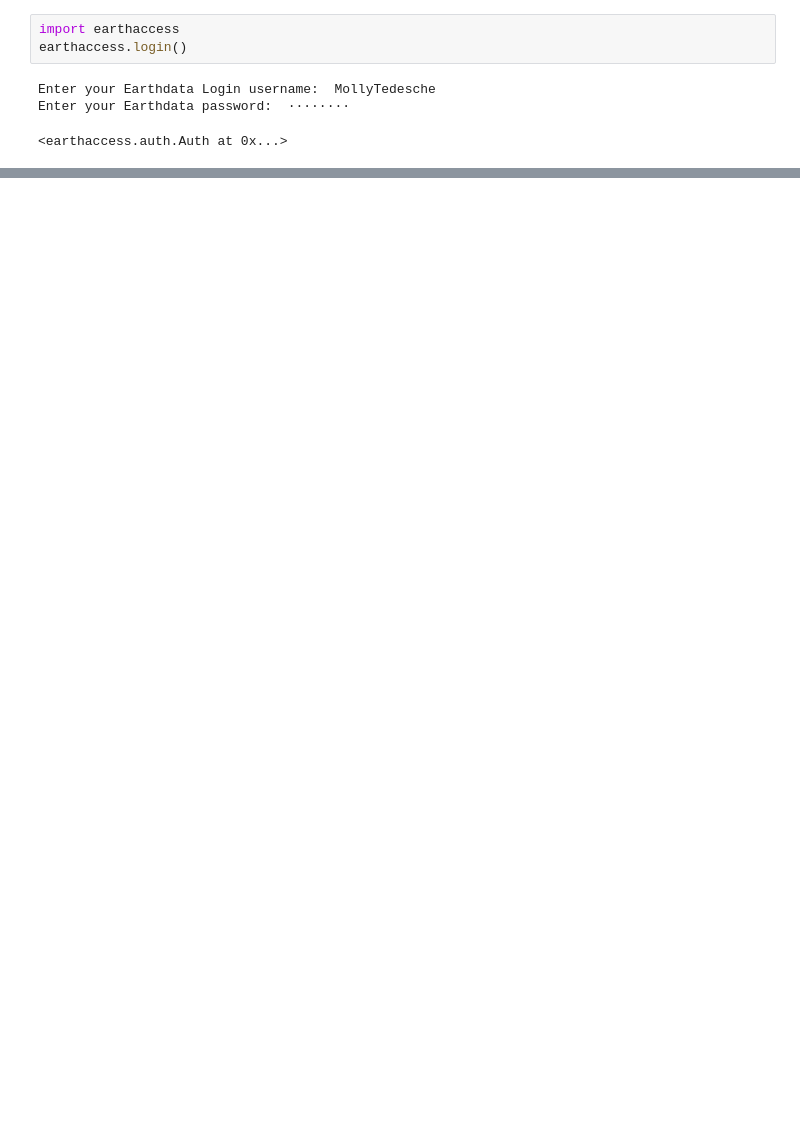
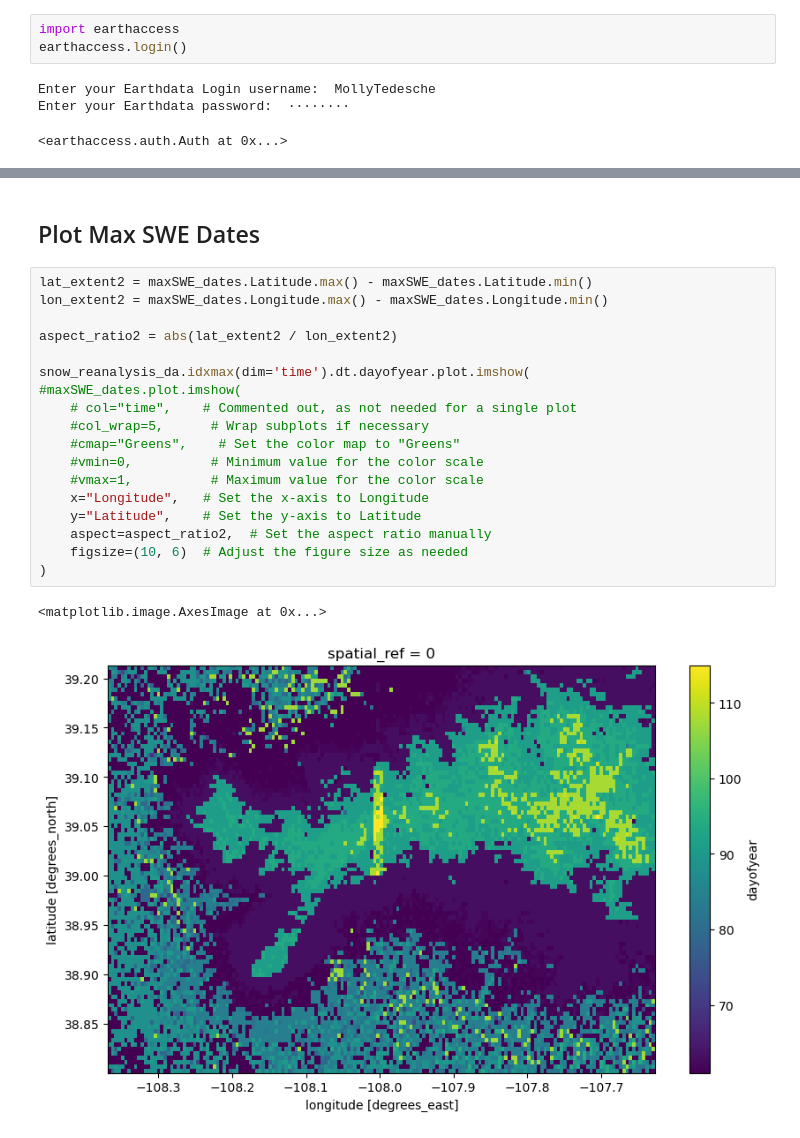
Before and after one commit to snowex-hackweek/snowmelt-timing-2024, a Jupyter notebook: contributors/Molly/UCLA_SWE_GrandMesa.ipynb, the cells around one changed output, grey strips where cells are left out. Saved outputs shown, nothing was run; the diff lists cells and outputs as text; blank space fills up the shorter version.

```diff
--- a/contributors/Molly/UCLA_SWE_GrandMesa.ipynb
+++ b/contributors/Molly/UCLA_SWE_GrandMesa.ipynb
@@ -50,0 +128,23 @@ snow_reanalysis_da.plot.imshow(
+# %% [markdown]
+## Plot Max SWE Dates
+# %%
+lat_extent2 = maxSWE_dates.Latitude.max() - maxSWE_dates.Latitude.min()
+lon_extent2 = maxSWE_dates.Longitude.max() - maxSWE_dates.Longitude.min()
+
+aspect_ratio2 = abs(lat_extent2 / lon_extent2)
+
+snow_reanalysis_da.idxmax(dim='time').dt.dayofyear.plot.imshow(
+#maxSWE_dates.plot.imshow(
+    # col="time",    # Commented out, as not needed for a single plot
+    #col_wrap=5,      # Wrap subplots if necessary
+    #cmap="Greens",    # Set the color map to "Greens"
+    #vmin=0,          # Minimum value for the color scale
+    #vmax=1,          # Maximum value for the color scale
+    x="Longitude",   # Set the x-axis to Longitude
+    y="Latitude",    # Set the y-axis to Latitude
+    aspect=aspect_ratio2,  # Set the aspect ratio manually
+    figsize=(10, 6)  # Adjust the figure size as needed
+)
+# %% [output]
+<matplotlib.image.AxesImage at 0x...>
+[figure, added]
```
Also changed, not shown: parts of 9 cells of this notebook.
